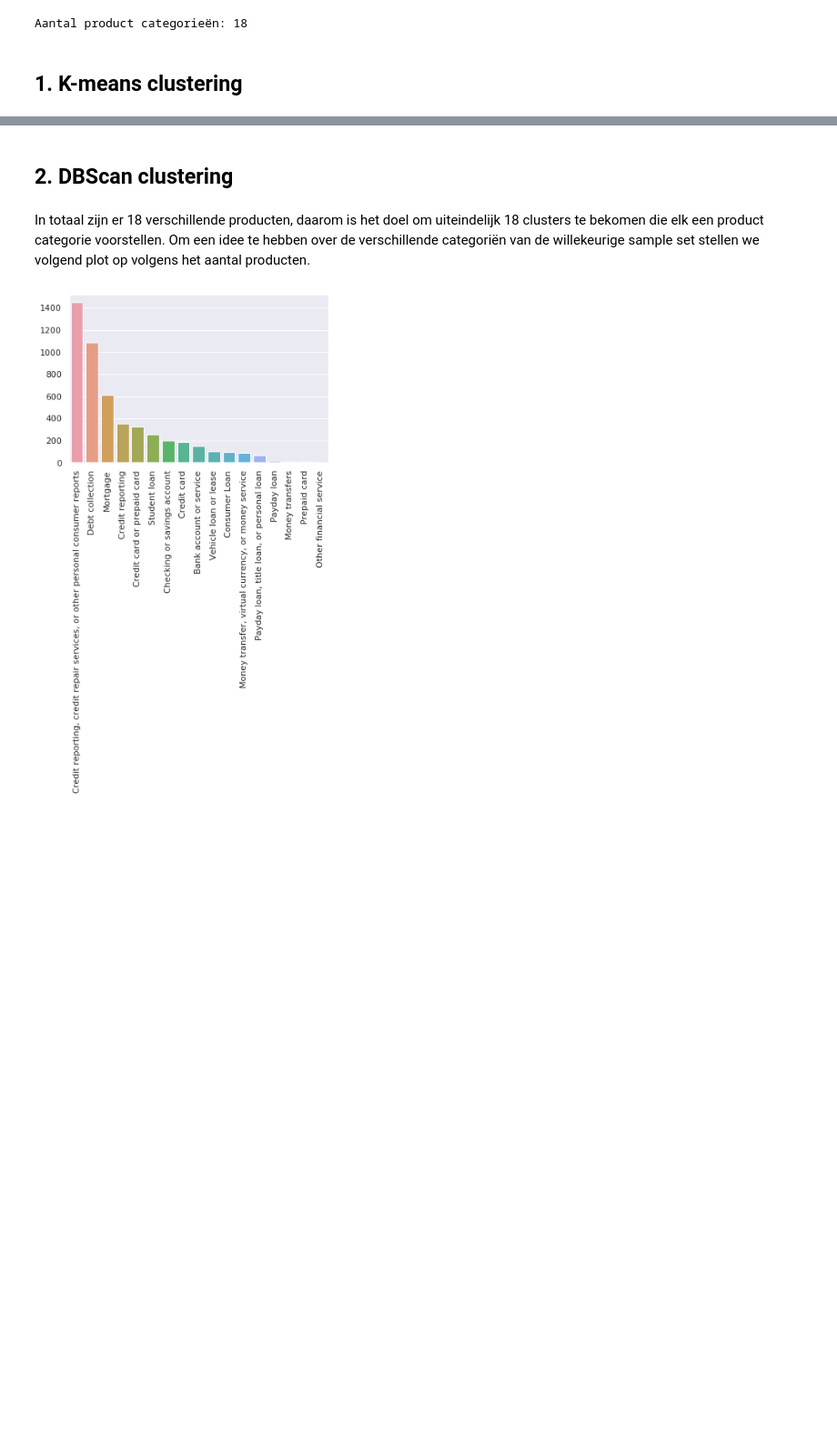
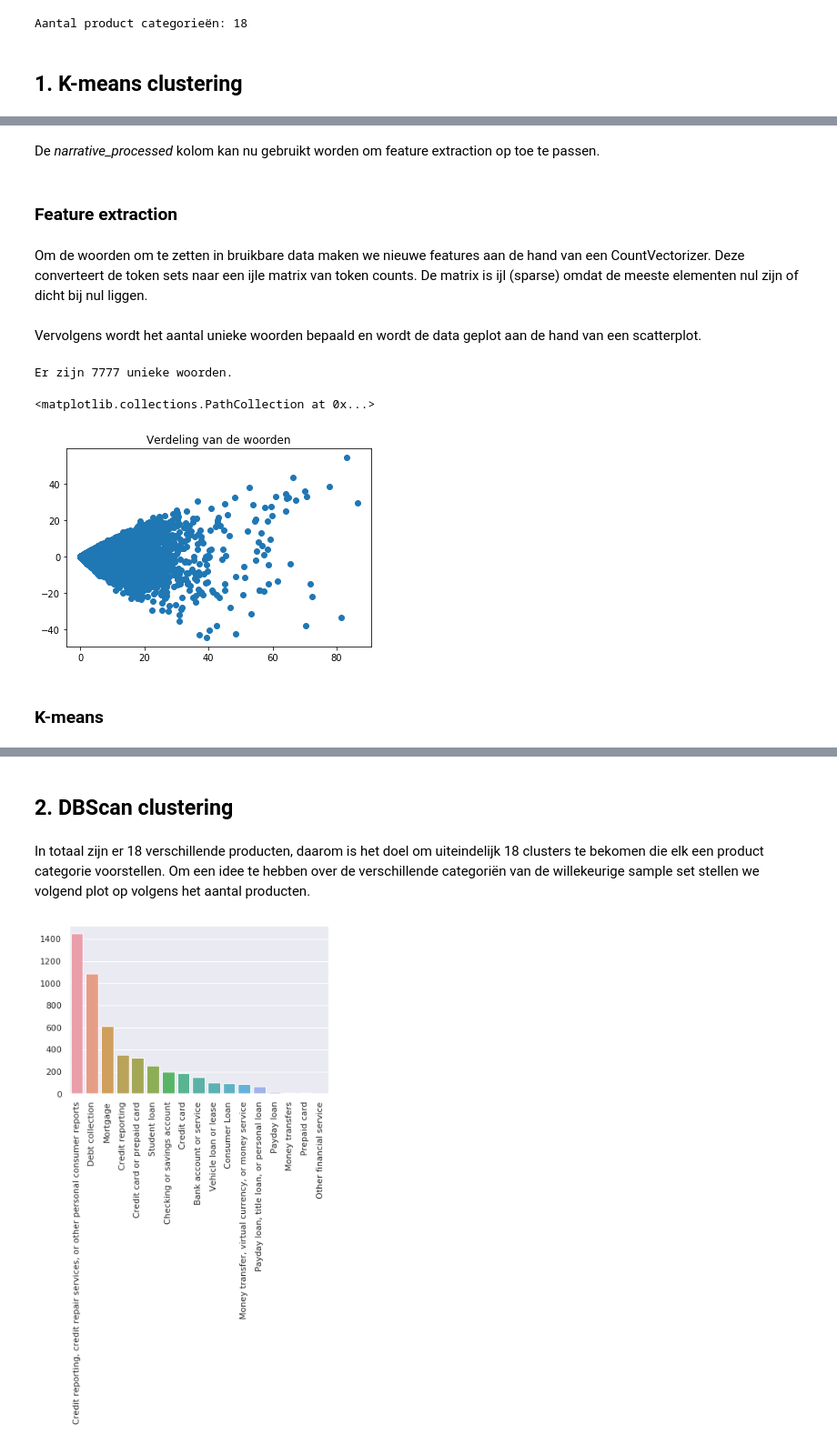
Before and after one commit to WouterStemgee/applied-machine-learning-consumer-complaints-database, a Jupyter notebook: sprint2_unsupervised-learning/sprint2.ipynb, the cells around one changed output, grey strips where cells are left out. Shown at 91% size. Saved outputs shown, nothing was run; the diff lists cells and outputs as text; code cells hidden in the pictures; blank space fills up the shorter version.

```diff
--- a/sprint2_unsupervised-learning/sprint2.ipynb
+++ b/sprint2_unsupervised-learning/sprint2.ipynb
@@ -40,0 +99,27 @@ Aantal product categorieën: 18
+# %%
+import re
+from sklearn.feature_extraction.stop_words import ENGLISH_STOP_WORDS
+from nltk.stem import WordNetLemmatizer, SnowballStemmer
+
+def processing(string):
+    # omzetten naar lowercase
+    string = string.lower()
+    # alles wat niet gelijk is aan een lowercase of whitespace eruit filteren
+    string = re.sub(r'[^\w\s]', '', string)
+    # alle getallen eruit filteren
+    string = re.sub(r'[0-9]|,', '', string)
+    # returns en newlines eruithalen
+    string = string.replace('\r', ' ')
+    string = string.replace('\n', ' ')
+    # kaartnummers staan in de tekst als volgt XXX XXX ..., deze eruit filteren
+    string = re.sub(r'[X|x]{2,}', ' ', string)
+    # de string splitten om de stopwoorden er afzonderlijk uit te halen
+    tokens = string.split(' ')
+    # stopwoorden verwijderen en woorden die bestaan uit maximum 3 karakters weglaten
+    tokens = [w for w in tokens if w not in ENGLISH_STOP_WORDS and len(w) > 3]
+    # werkwoord vervoegingen veranderen en woorden reduceren naar stamvorm
+    result = [SnowballStemmer('english').stem(WordNetLemmatizer().lemmatize(token, pos='v')) for token in tokens]
+    return ' ' . join(result)
+# %%
+balanced['Narrative_processed'] = balanced['Narrative'].apply(processing)
+balanced[['Narrative','Narrative_processed']].head()
@@ -40,0 +133,25 @@ Aantal product categorieën: 18
+# %% [markdown]
+De *narrative_processed* kolom kan nu gebruikt worden om feature extraction op toe te passen.
+# %% [markdown]
+### Feature extraction
+# %% [markdown]
+Om de woorden om te zetten in bruikbare data maken we nieuwe features aan de hand van een CountVectorizer. Deze converteert de token sets naar een ijle matrix van token counts. De matrix is ijl (sparse) omdat de meeste elementen nul zijn of dicht bij nul liggen.
+# %%
+from sklearn.feature_extraction.text import CountVectorizer
+vectorizer = CountVectorizer(min_df=5, max_df=0.97)
+X = vectorizer.fit_transform(balanced['Narrative_processed'])
+# %% [markdown]
+Vervolgens wordt het aantal unieke woorden bepaald en wordt de data geplot aan de hand van een scatterplot.
+# %%
+from sklearn.decomposition import TruncatedSVD
+print('Er zijn %d unieke woorden.' % X.shape[1])
+tsvd = TruncatedSVD(n_components=2).fit(X)
+tsvd_2d = tsvd.transform(X)
+plt.title('Verdeling van de woorden')
+plt.scatter(tsvd_2d[:, 0], tsvd_2d[:, 1])
+# %% [output]
+Er zijn 7777 unieke woorden.
+<matplotlib.collections.PathCollection at 0x...>
+[figure, added]
+# %% [markdown]
+### K-means
```
Also changed, not shown: parts of 30 cells of this notebook, 1 other file.
